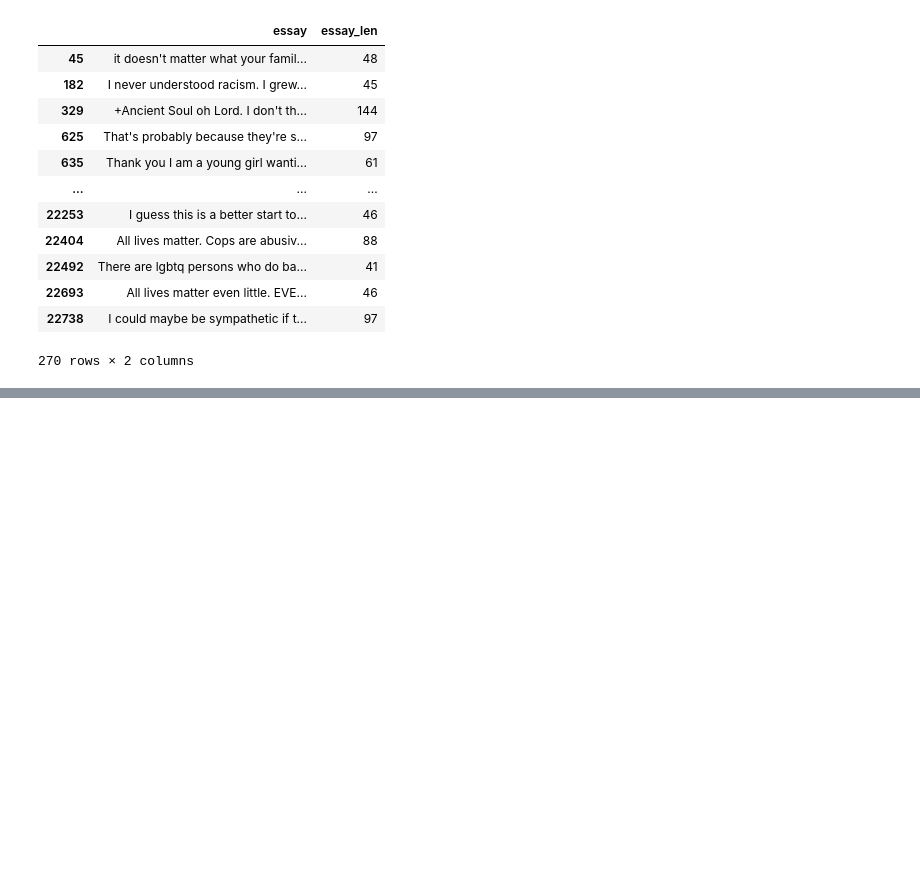
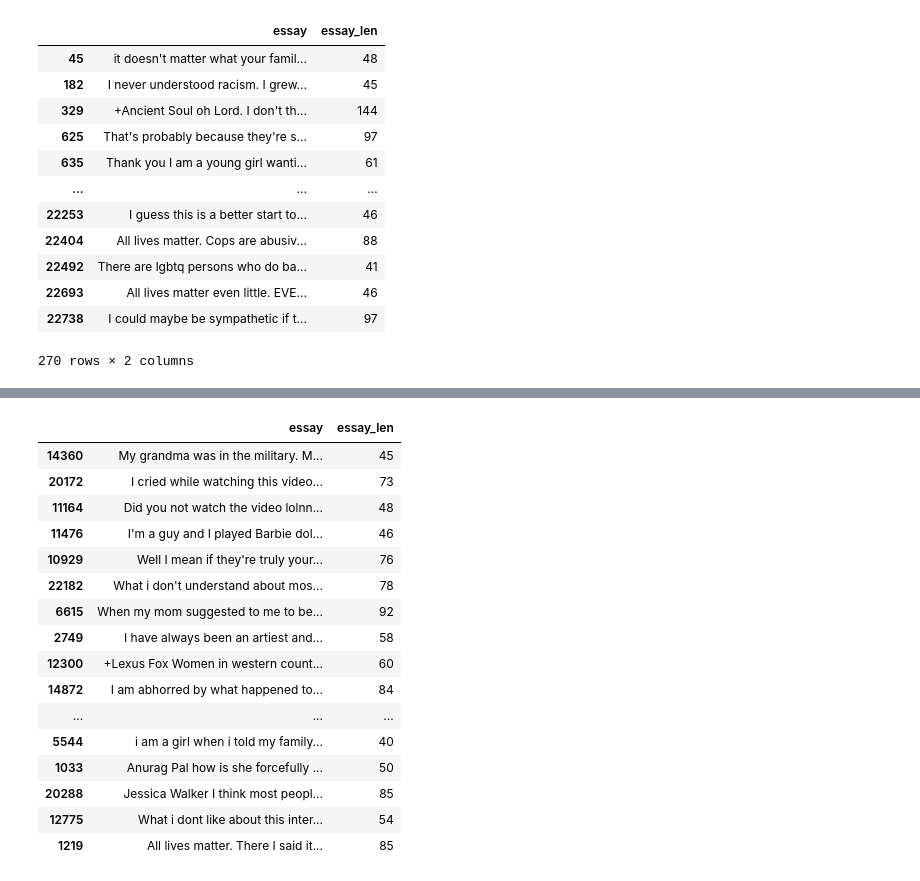
Before and after one commit to HLT-Ghisolfi-Leuzzi-Testa/WASSA-2023, a Jupyter notebook: hope_dataset.ipynb, the cells around one changed output, grey strips where cells are left out. Cells and saved outputs as stored; diff of their text form; code cells hidden in the pictures; blank space fills up the shorter version.

```diff
--- a/hope_dataset.ipynb
+++ b/hope_dataset.ipynb
@@ -134,0 +278,20 @@ hope_data
+# %%
+hope_data_sample3
+# %% [output]
+|  | essay | essay_len |
+| 14360 | My grandma was in the military. M... | 45 |
+| 20172 | I cried while watching this video... | 73 |
+| 11164 | Did you not watch the video lolnn... | 48 |
+| 11476 | I'm a guy and I played Barbie dol... | 46 |
+| 10929 | Well I mean if they're truly your... | 76 |
+| 22182 | What i don't understand about mos... | 78 |
+| 6615 | When my mom suggested to me to be... | 92 |
+| 2749 | I have always been an artiest and... | 58 |
+| 12300 | +Lexus Fox Women in western count... | 60 |
+| 14872 | I am abhorred by what happened to... | 84 |
+| ... | ... | ... |
+| 5544 | i am a girl when i told my family... | 40 |
+| 1033 | Anurag Pal how is she forcefully ... | 50 |
+| 20288 | Jessica Walker I think most peopl... | 85 |
+| 12775 | What i dont like about this inter... | 54 |
+| 1219 | All lives matter. There I said it... | 85 |
```
Also changed, not shown: parts of 22 cells of this notebook, 3 other files.
